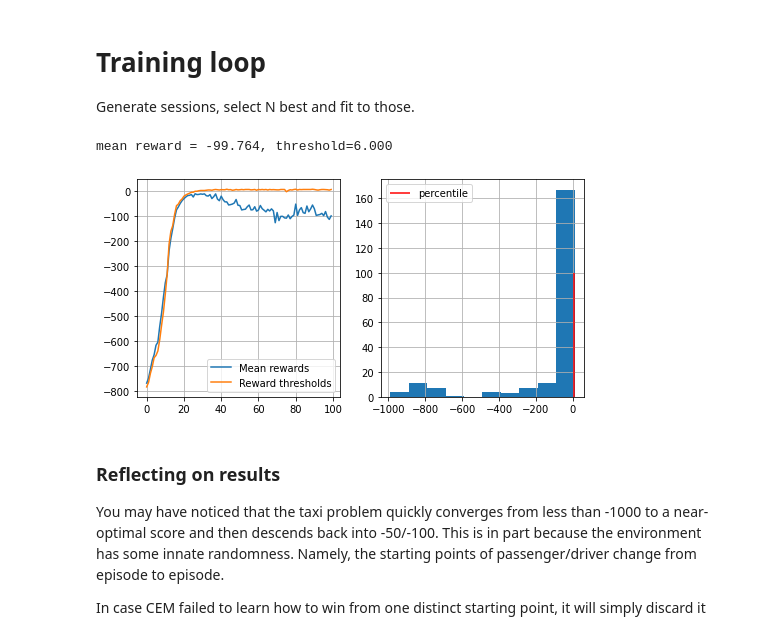
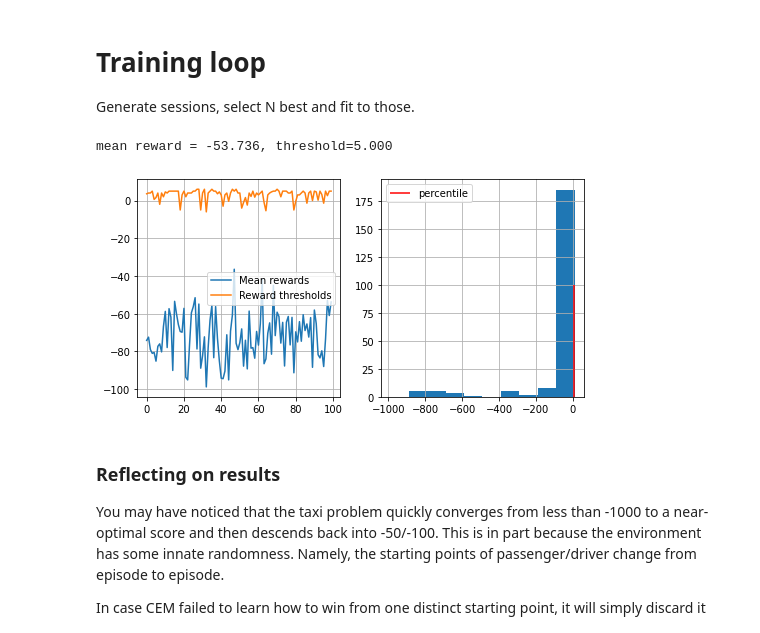
Before and after one commit to pakshingho/Practical-Reinforcement-Learning-HSE, a Jupyter notebook: week1_intro/crossentropy_method.ipynb, the cells around one changed output. Saved outputs shown, nothing was run; the diff lists cells and outputs as text; code cells hidden in the pictures.

```diff
--- a/week1_intro/crossentropy_method.ipynb
+++ b/week1_intro/crossentropy_method.ipynb
@@ -285,30 +285,30 @@ def show_progress(rewards_batch, log, percentile, reward_range=[-990, +10]):
 policy = initialize_policy(n_states, n_actions)
 # %%
 n_sessions = 250     # sample this many sessions
-percentile = 50      # take this percent of session with highest rewards
-learning_rate = 0.5  # how quickly the policy is updated, on a scale from 0 to 1
+percentile = 40      # take this percent of session with highest rewards
+learning_rate = 0.7  # how quickly the policy is updated, on a scale from 0 to 1
 
 log = []
 
 for i in range(100):
     # <YOUR CODE: generate a list of n_sessions new sessions>
     %time sessions = [generate_session(env, policy) for _ in range(n_sessions)]
 
     states_batch, actions_batch, rewards_batch = zip(*sessions)
 
     #<YOUR CODE: select elite states & actions>
     elite_states, elite_actions = select_elites(states_batch, actions_batch, rewards_batch, percentile)
 
     #<YOUR CODE: compute new policy>
     new_policy = get_new_policy(elite_states, elite_actions)
 
     policy = learning_rate * new_policy + (1 - learning_rate) * policy
 
     # display results on chart
     show_progress(rewards_batch, log, percentile)
 # %% [output]
-mean reward = -99.764, threshold=6.000
+mean reward = -53.736, threshold=5.000
-[figure, old version]
+[figure, new version]
 # %% [markdown]
 ### Reflecting on results
 
```
Also changed, not shown: parts of 1 cell of this notebook.
